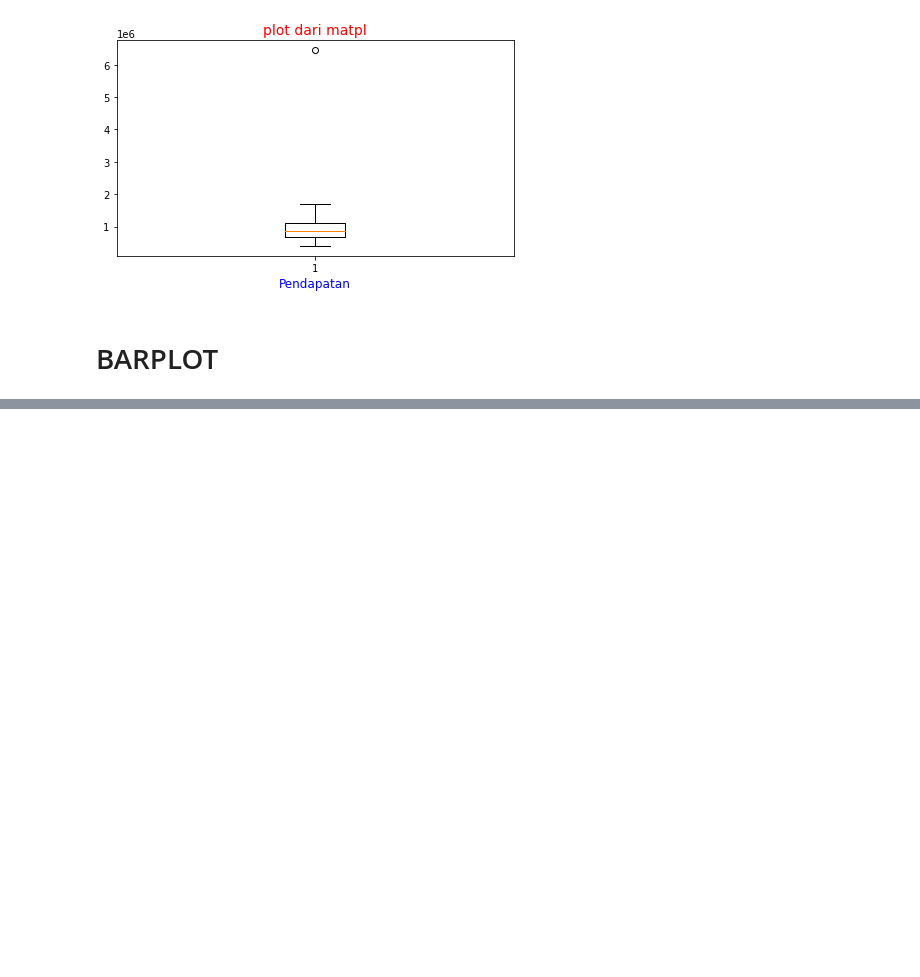
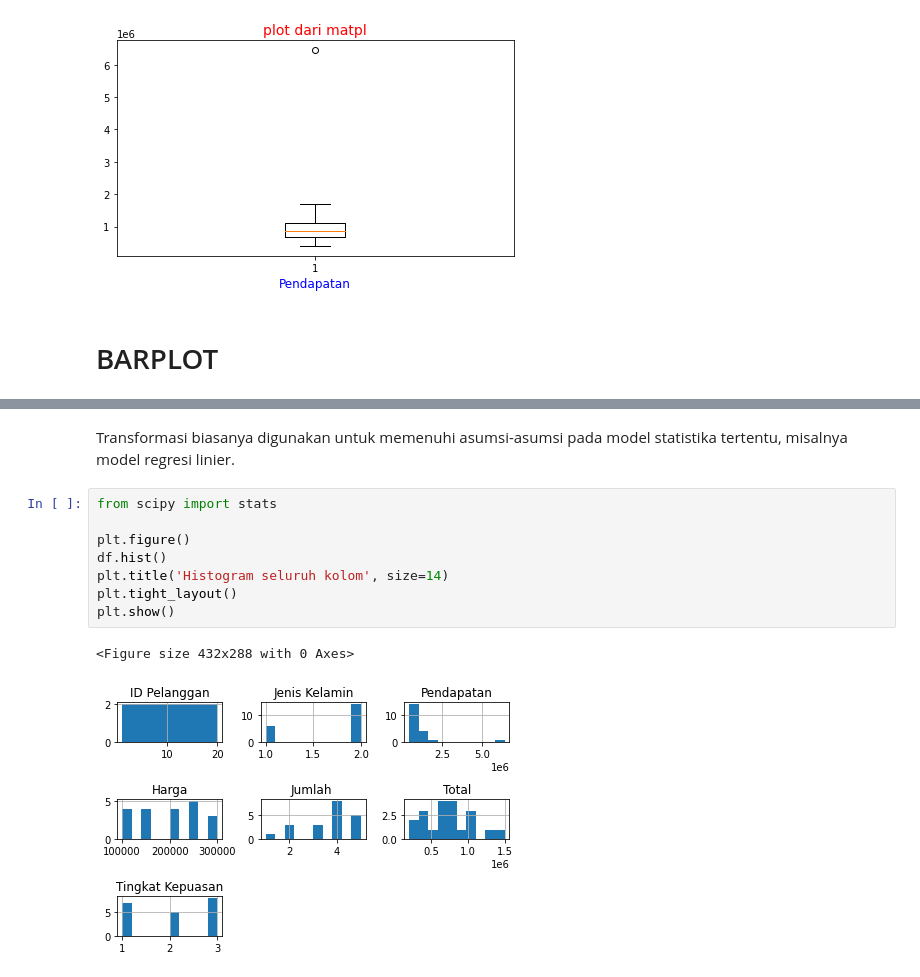
Before and after one commit to Iwanplayground/PROYEK-KECIL2AN, a Jupyter notebook: stat_usepy.ipynb, the cells around one changed output, grey strips where cells are left out. Saved outputs shown, nothing was run; the diff lists cells and outputs as text; blank space fills up the shorter version.

```diff
--- a/stat_usepy.ipynb
+++ b/stat_usepy.ipynb
@@ -87,0 +123,13 @@ plt.show()
+# %% [markdown]
+Transformasi biasanya digunakan untuk memenuhi asumsi-asumsi pada model statistika tertentu, misalnya model regresi linier.
+# %%
+from scipy import stats
+
+plt.figure()
+df.hist()
+plt.title('Histogram seluruh kolom', size=14)
+plt.tight_layout()
+plt.show()
+# %% [output]
+<Figure size 432x288 with 0 Axes>
+[figure, added]
```
Also changed, not shown: parts of 10 cells of this notebook.
